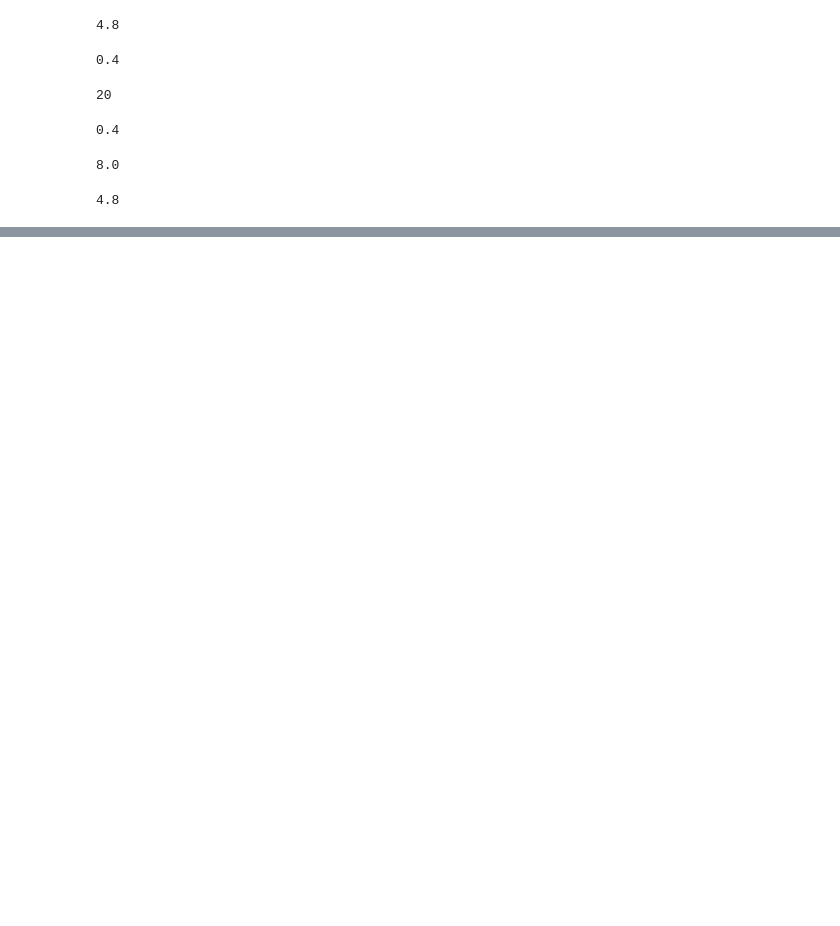
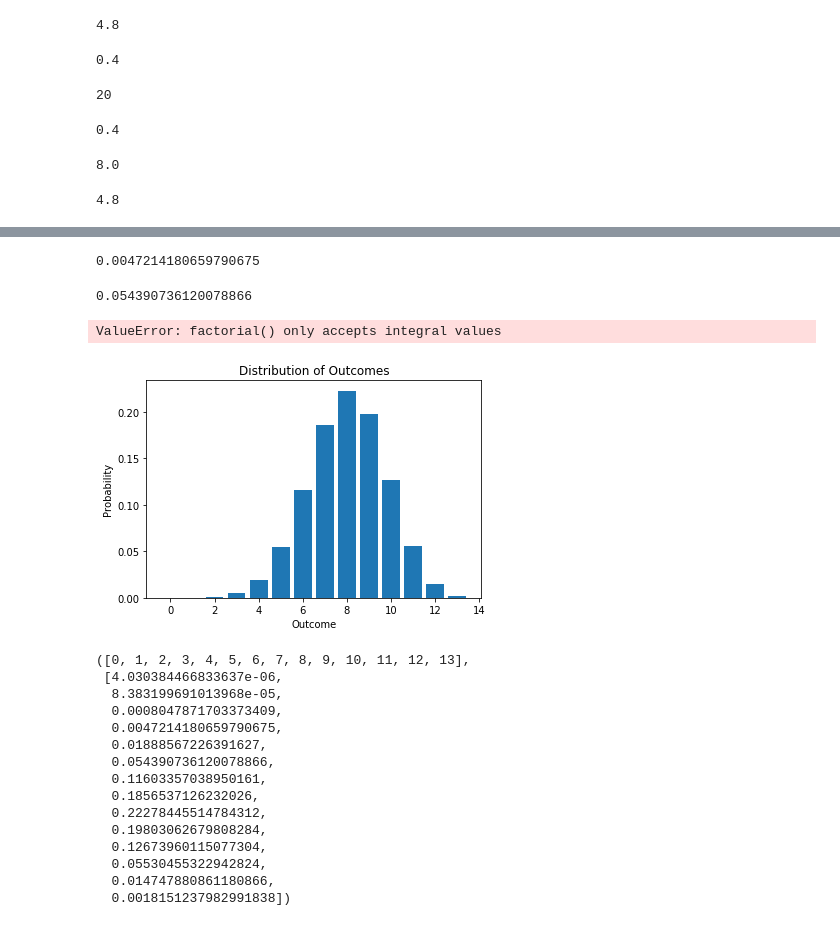
Before and after one commit to andrewudc/oop_dsnd, a Jupyter notebook: OOP_exercise.ipynb, the cells around one changed output, grey strips where cells are left out. Saved outputs shown, nothing was run; the diff lists cells and outputs as text; code cells hidden in the pictures; blank space fills up the shorter version.

Commit message:
finished binomial distribution and unit tests

```diff
--- a/OOP_exercise.ipynb
+++ b/OOP_exercise.ipynb
@@ -103,0 +133,4 @@ sum(binomial.data)
+# %%
+binomial.pdf(3)
+# %% [output]
+0.0047214180659790675
@@ -103,0 +140,33 @@ sum(binomial.data)
+# %%
+binomial.pdf(5)
+# %% [output]
+0.054390736120078866
+# %%
+binomial.plot_histogram_pdf()
+# %% [output]
+ValueError: factorial() only accepts integral values
+# %%
+from distributions import Binomial
+binomial = Binomial(0.4, 20)
+binomial.read_data_file('numbers_binomial.txt')
+binomial.replace_stats_with_data()
+binomial.plot_bar()
+# %%
+binomial.plot_bar_pdf()
+# %% [output]
+[figure, added]
+([0, 1, 2, 3, 4, 5, 6, 7, 8, 9, 10, 11, 12, 13],
+ [4.030384466833637e-06,
+  8.383199691013968e-05,
+  0.0008047871703373409,
+  0.0047214180659790675,
+  0.01888567226391627,
+  0.054390736120078866,
+  0.11603357038950161,
+  0.1856537126232026,
+  0.22278445514784312,
+  0.19803062679808284,
+  0.12673960115077304,
+  0.05530455322942824,
+  0.014747880861180866,
+  0.0018151237982991838])
```
Also changed, not shown: parts of 17 cells of this notebook, 11 other files.
